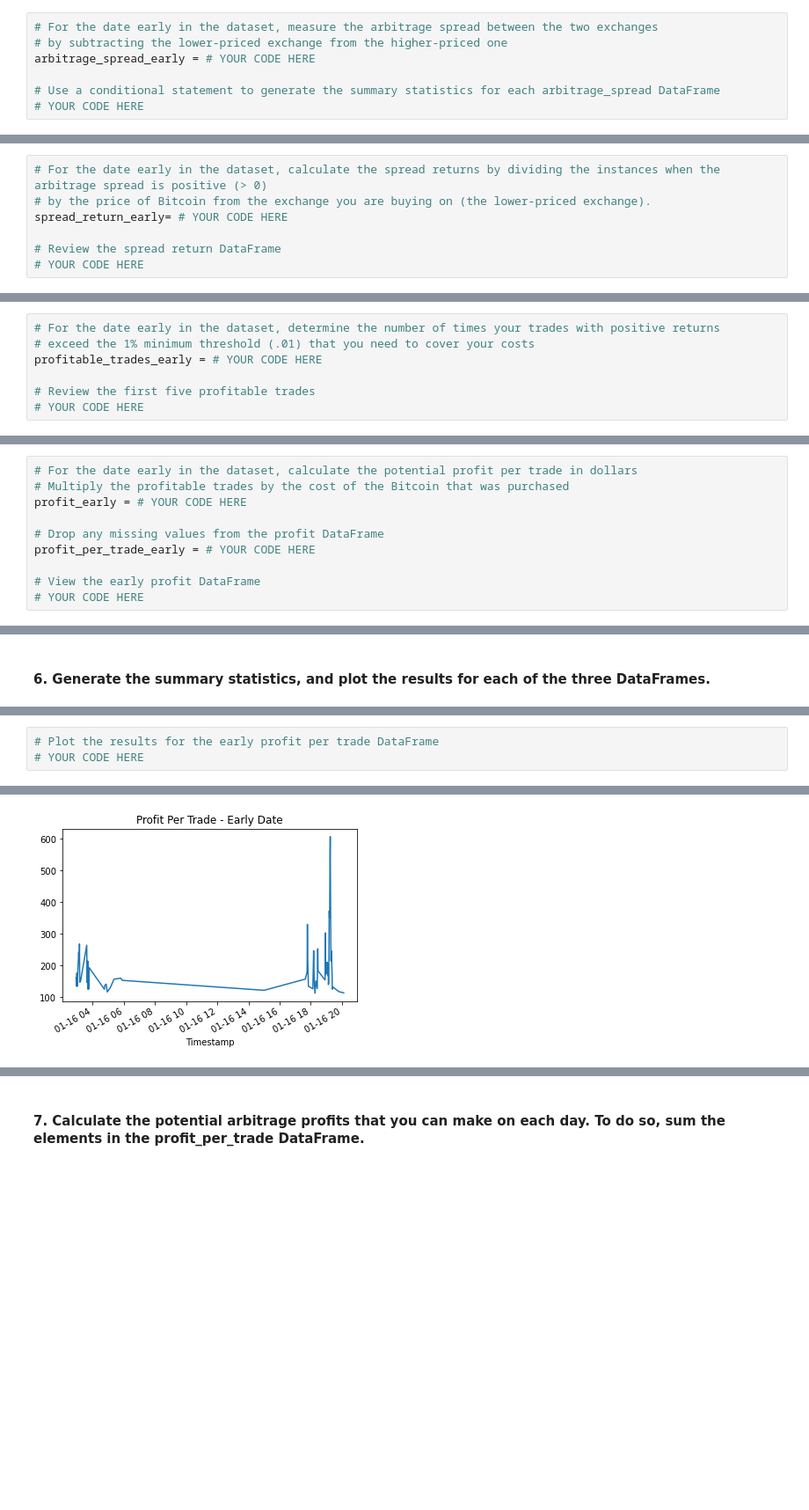
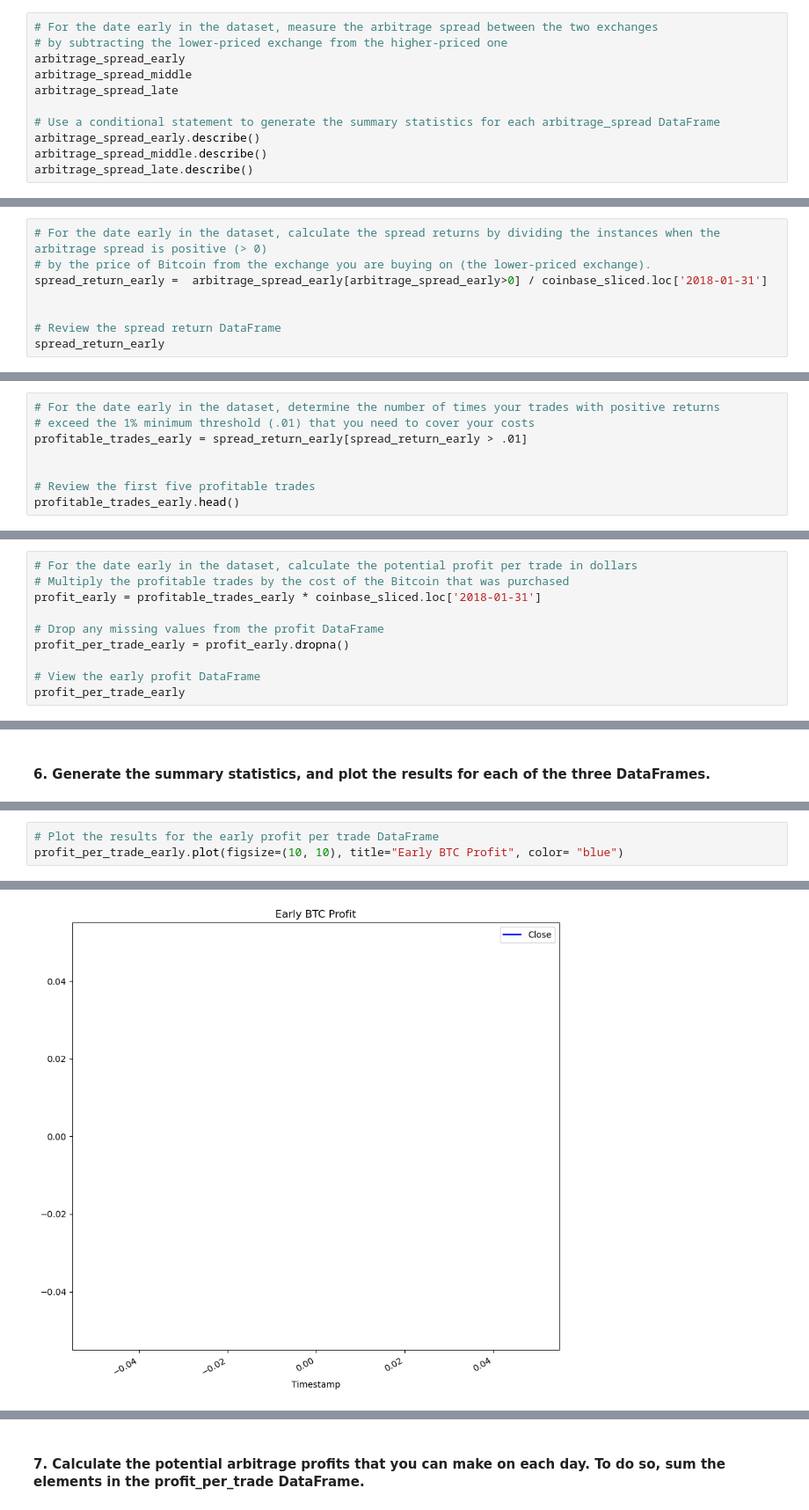
Before and after one commit to lindy-8/Crypto_ArbMod3, a Jupyter notebook: Starter_Code/crypto_arbitrage.ipynb, the cells around one changed output, grey strips where cells are left out. Shown at 88% size. Saved outputs shown, nothing was run; the diff lists cells and outputs as text; blank space fills up the shorter version.

```diff
--- a/Starter_Code/crypto_arbitrage.ipynb
+++ b/Starter_Code/crypto_arbitrage.ipynb
@@ -420,8 +450,12 @@ Calculate the potential profits for each date that you selected in the previous
 # %%
 # For the date early in the dataset, measure the arbitrage spread between the two exchanges
 # by subtracting the lower-priced exchange from the higher-priced one
-arbitrage_spread_early = # YOUR CODE HERE
+arbitrage_spread_early
+arbitrage_spread_middle
+arbitrage_spread_late
 
 # Use a conditional statement to generate the summary statistics for each arbitrage_spread DataFrame
-# YOUR CODE HERE
+arbitrage_spread_early.describe()
+arbitrage_spread_middle.describe()
+arbitrage_spread_late.describe()
 # %% [output]
@@ -431,8 +473,9 @@ SyntaxError: invalid syntax (1893568706.py, line 3)
 # %%
 # For the date early in the dataset, calculate the spread returns by dividing the instances when the arbitrage spread is positive (> 0)
 # by the price of Bitcoin from the exchange you are buying on (the lower-priced exchange).
-spread_return_early= # YOUR CODE HERE
+spread_return_early =  arbitrage_spread_early[arbitrage_spread_early>0] / coinbase_sliced.loc['2018-01-31']
+
 
 # Review the spread return DataFrame
-# YOUR CODE HERE
+spread_return_early
 # %% [output]
@@ -448,8 +536,9 @@ Name: Close, dtype: float64
 # %%
 # For the date early in the dataset, determine the number of times your trades with positive returns
 # exceed the 1% minimum threshold (.01) that you need to cover your costs
-profitable_trades_early = # YOUR CODE HERE
+profitable_trades_early = spread_return_early[spread_return_early > .01]
+
 
 # Review the first five profitable trades
-# YOUR CODE HERE
+profitable_trades_early.head()
 # %% [output]
@@ -481,11 +618,11 @@ Name: Close, dtype: float64
 # %%
 # For the date early in the dataset, calculate the potential profit per trade in dollars
 # Multiply the profitable trades by the cost of the Bitcoin that was purchased
-profit_early = # YOUR CODE HERE
+profit_early = profitable_trades_early * coinbase_sliced.loc['2018-01-31']
 
 # Drop any missing values from the profit DataFrame
-profit_per_trade_early = # YOUR CODE HERE
+profit_per_trade_early = profit_early.dropna()
 
 # View the early profit DataFrame
-# YOUR CODE HERE
+profit_per_trade_early
 # %% [output]
@@ -520,4 +684,4 @@ Name: Close, dtype: float64
 # %%
 # Plot the results for the early profit per trade DataFrame
-# YOUR CODE HERE
+profit_per_trade_early.plot(figsize=(10, 10), title="Early BTC Profit", color= "blue")
 # %% [output]
@@ -525 +689 @@ Name: Close, dtype: float64
-[figure, old version]
+[figure, new version]
```
Also changed, not shown: parts of 34 cells of this notebook.
